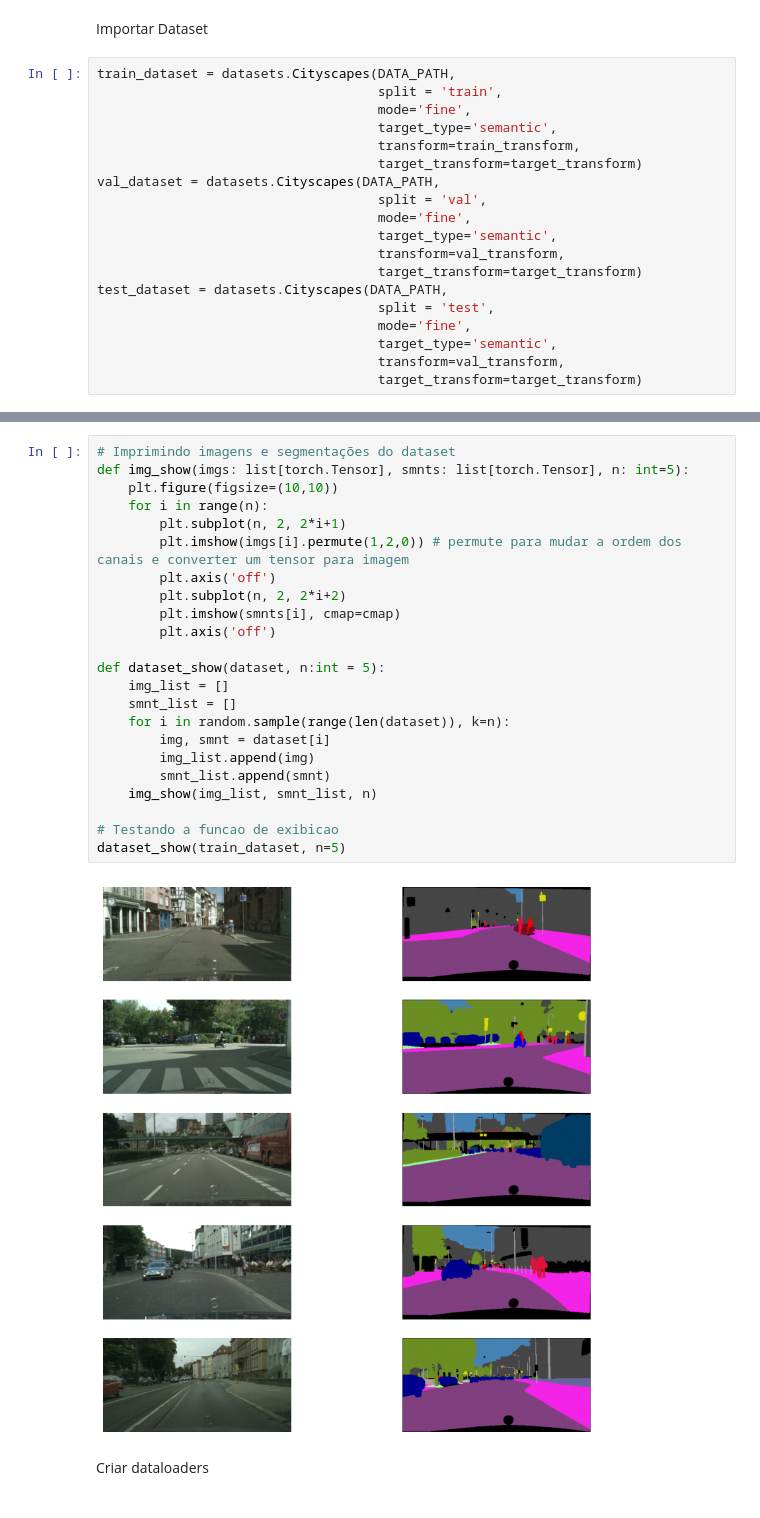
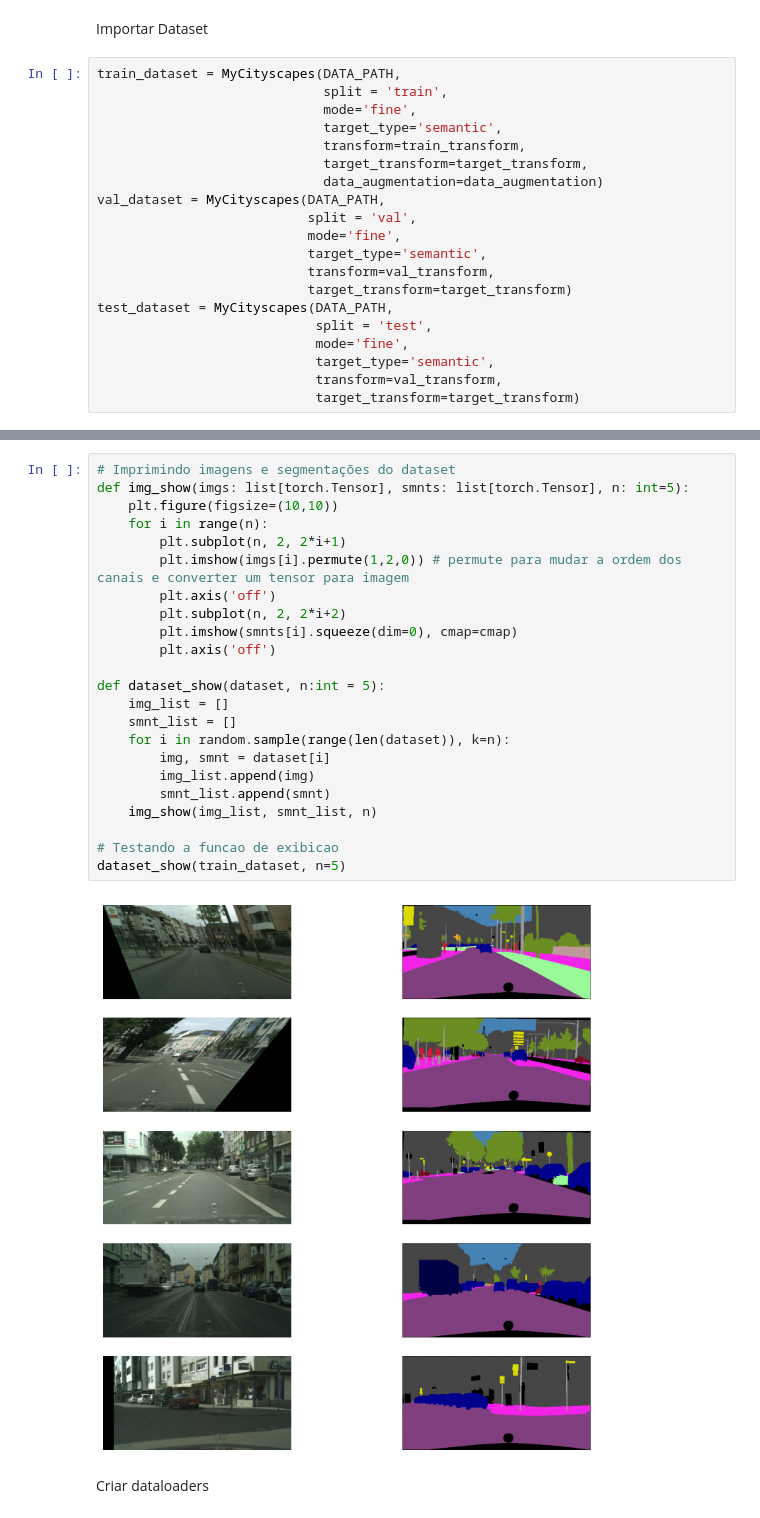
Before and after one commit to JoseFSilveira/linknet-studynotes, a Jupyter notebook: main.ipynb, the cells around one changed output, grey strips where cells are left out. Drawn from its saved outputs; the diff is of its cells as text.

Commit message:
Criando dataset personalizado para aplicar data augmentation

```diff
--- a/main.ipynb
+++ b/main.ipynb
@@ -143,24 +165,25 @@ data_augmentation = v2.Compose([
 # %% [markdown]
 Importar Dataset
 # %%
-train_dataset = datasets.Cityscapes(DATA_PATH,
-                                    split = 'train',
-                                    mode='fine',
-                                    target_type='semantic',
-                                    transform=train_transform,
-                                    target_transform=target_transform)
-val_dataset = datasets.Cityscapes(DATA_PATH,
-                                    split = 'val',
-                                    mode='fine',
-                                    target_type='semantic',
-                                    transform=val_transform,
-                                    target_transform=target_transform)
-test_dataset = datasets.Cityscapes(DATA_PATH,
-                                    split = 'test',
-                                    mode='fine',
-                                    target_type='semantic',
-                                    transform=val_transform,
-                                    target_transform=target_transform)
+train_dataset = MyCityscapes(DATA_PATH,
+                             split = 'train',
+                             mode='fine',
+                             target_type='semantic',
+                             transform=train_transform,
+                             target_transform=target_transform,
+                             data_augmentation=data_augmentation)
+val_dataset = MyCityscapes(DATA_PATH,
+                           split = 'val',
+                           mode='fine',
+                           target_type='semantic',
+                           transform=val_transform,
+                           target_transform=target_transform)
+test_dataset = MyCityscapes(DATA_PATH,
+                            split = 'test',
+                            mode='fine',
+                            target_type='semantic',
+                            transform=val_transform,
+                            target_transform=target_transform)
 # %%
 # Imprimir informacoes importantes dos datasets
 img, smnt = train_dataset[0]
@@ -178,27 +201,27 @@ Cada imagem posssui tamanho torch.Size([3, 256, 512]) e tipo torch.float32, e ca
 # %%
 # Imprimindo imagens e segmentações do dataset
 def img_show(imgs: list[torch.Tensor], smnts: list[torch.Tensor], n: int=5):
     plt.figure(figsize=(10,10))
     for i in range(n):
         plt.subplot(n, 2, 2*i+1)
         plt.imshow(imgs[i].permute(1,2,0)) # permute para mudar a ordem dos canais e converter um tensor para imagem
         plt.axis('off')
         plt.subplot(n, 2, 2*i+2)
-        plt.imshow(smnts[i], cmap=cmap)
+        plt.imshow(smnts[i].squeeze(dim=0), cmap=cmap)
         plt.axis('off')
 
 def dataset_show(dataset, n:int = 5):
     img_list = []
     smnt_list = []
     for i in random.sample(range(len(dataset)), k=n):
         img, smnt = dataset[i]
         img_list.append(img)
         smnt_list.append(smnt)
     img_show(img_list, smnt_list, n)
 
 # Testando a funcao de exibicao
 dataset_show(train_dataset, n=5)
 # %% [output]
-[figure, old version]
+[figure, new version]
 # %% [markdown]
 Criar dataloaders
```
Also changed, not shown: parts of 4 cells of this notebook.
